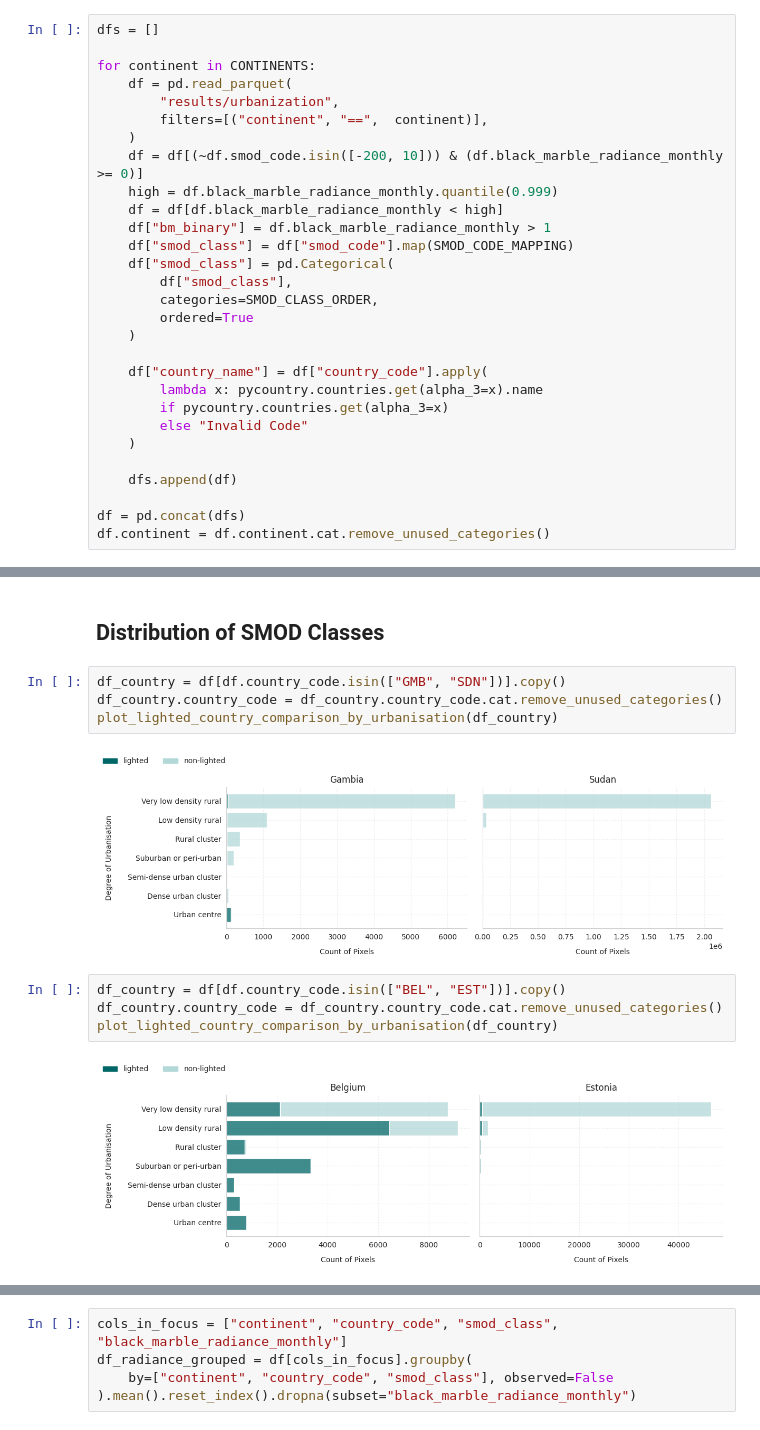
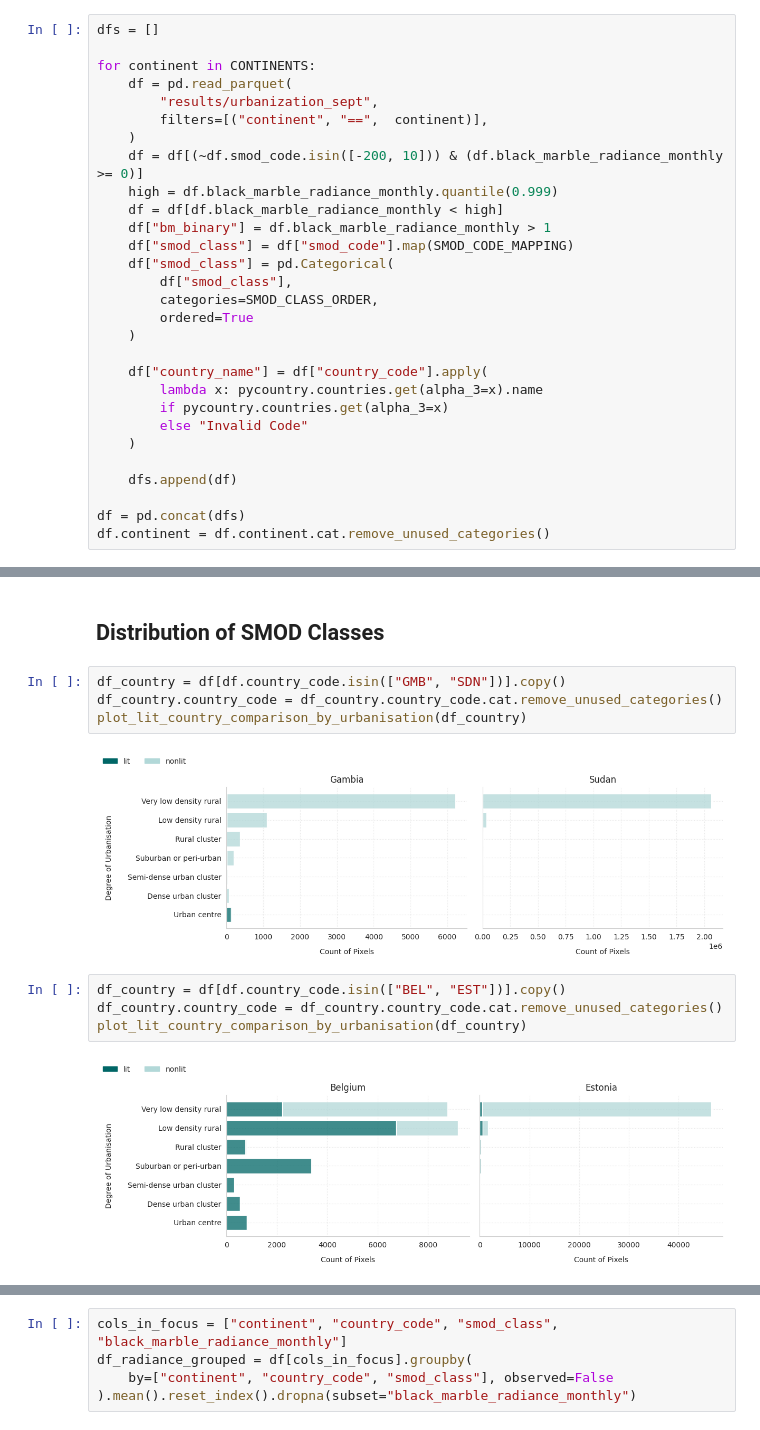
Before and after one commit to jankokla/conflict-monitoring-ntl, a Jupyter notebook: docs/notebooks/bm_ghsl_smod.ipynb, the cells around one changed output, grey strips where cells are left out. Cells and saved outputs as stored; diff of their text form.

```diff
--- a/docs/notebooks/bm_ghsl_smod.ipynb
+++ b/docs/notebooks/bm_ghsl_smod.ipynb
@@ -30,7 +36,7 @@ dfs = []
 
 for continent in CONTINENTS:
     df = pd.read_parquet(
-        "results/urbanization",
+        "results/urbanization_sept",
         filters=[("continent", "==",  continent)],
     )
     df = df[(~df.smod_code.isin([-200, 10])) & (df.black_marble_radiance_monthly >= 0)]
@@ -101,12 +109,12 @@ plot_lighted_proportion_comparison_by_urbanisation(df_country, col="country_code
 # %%
 df_country = df[df.country_code.isin(["GMB", "SDN"])].copy()
 df_country.country_code = df_country.country_code.cat.remove_unused_categories()
-plot_lighted_country_comparison_by_urbanisation(df_country)
+plot_lit_country_comparison_by_urbanisation(df_country)
 # %% [output]
-[figure, old version]
+[figure, new version]
 # %%
 df_country = df[df.country_code.isin(["BEL", "EST"])].copy()
 df_country.country_code = df_country.country_code.cat.remove_unused_categories()
-plot_lighted_country_comparison_by_urbanisation(df_country)
+plot_lit_country_comparison_by_urbanisation(df_country)
 # %% [output]
-[figure, old version]
+[figure, new version]
```
Also changed, not shown: parts of 18 cells of this notebook, 28 other files.
